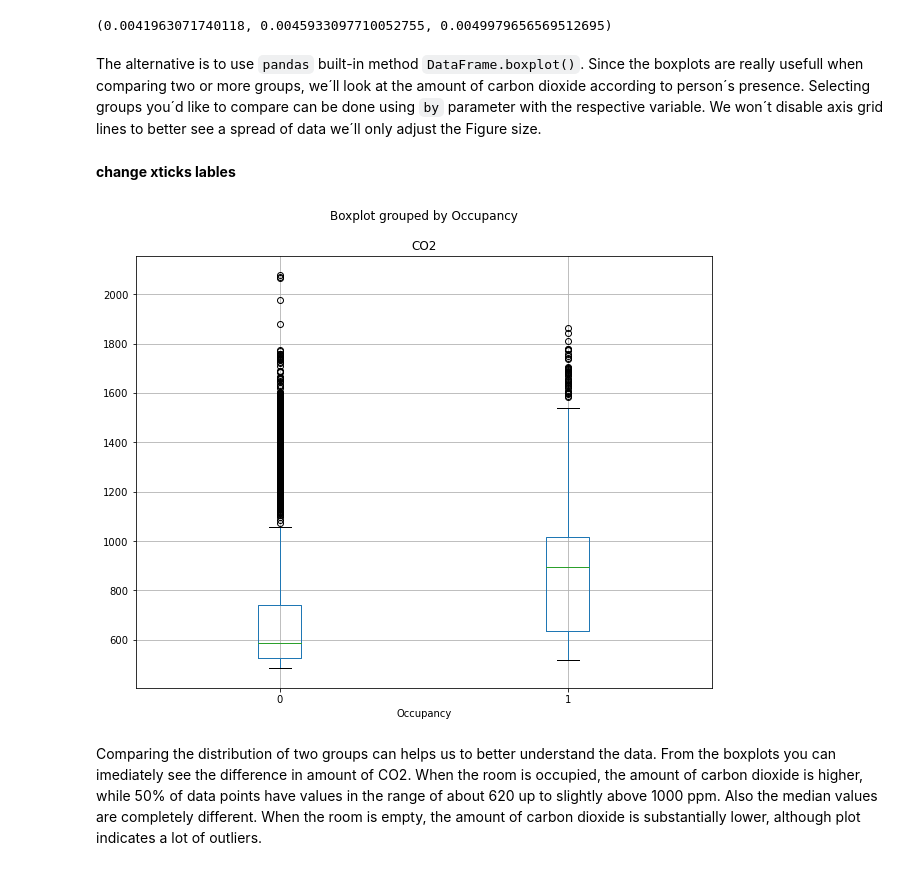
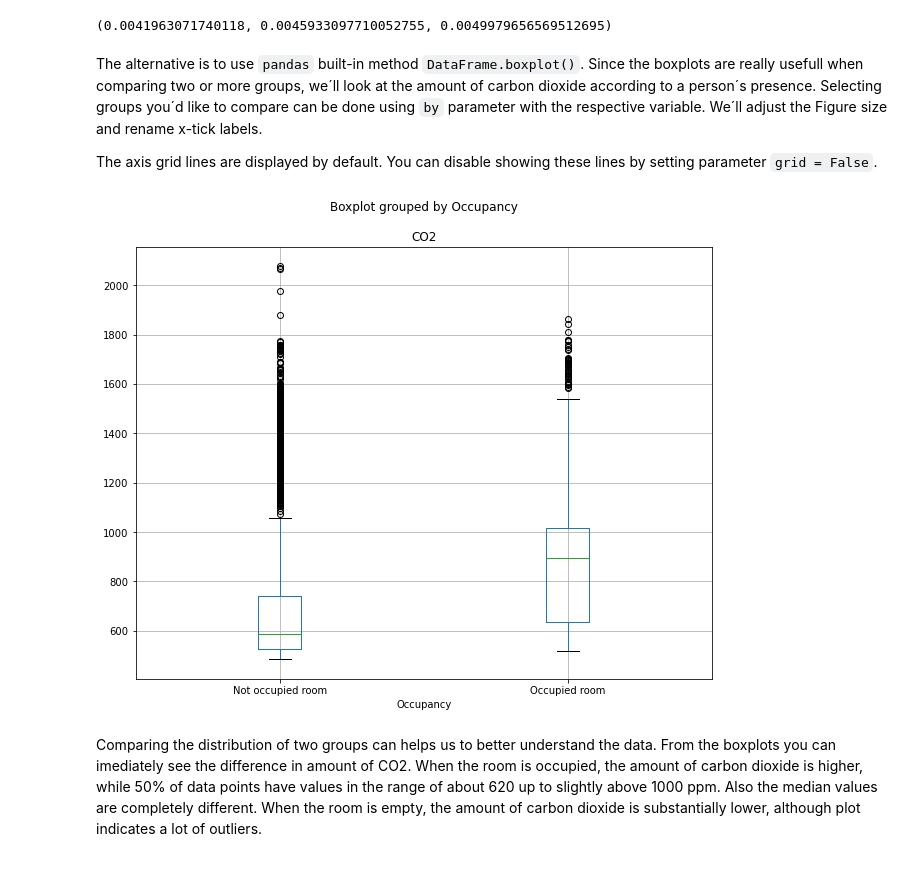
Before and after one commit to zatkopatrik/authentic-data-science, a Jupyter notebook: Jupyter_notebooks/3. Data-Visualization/3_4_5 Visualization with Pandas.ipynb, the cells around one changed output. Saved outputs shown, nothing was run; the diff lists cells and outputs as text; code cells hidden in the pictures.

```diff
--- a/Jupyter_notebooks/3. Data-Visualization/3_4_5 Visualization with Pandas.ipynb
+++ b/Jupyter_notebooks/3. Data-Visualization/3_4_5 Visualization with Pandas.ipynb
@@ -313,16 +308,18 @@ perc_25, median, perc_75
 # %% [output]
 (0.0041963071740118, 0.0045933097710052755, 0.0049979656569512695)
 # %% [markdown]
-The alternative is to use `pandas` built-in method `DataFrame.boxplot()`. Since the boxplots are really usefull when comparing two or more groups, we´ll look at the amount of carbon dioxide according to  person´s presence. Selecting groups you´d like to compare can be done using `by` parameter with the respective variable. We won´t disable axis grid lines to better see a spread of data we´ll only adjust the Figure size.
+The alternative is to use `pandas` built-in method `DataFrame.boxplot()`. Since the boxplots are really usefull when comparing two or more groups, we´ll look at the amount of carbon dioxide according to a person´s presence. Selecting groups you´d like to compare can be done using `by` parameter with the respective variable. We´ll adjust the Figure size and rename x-tick labels.
+
+The axis grid lines are displayed by default. You can disable showing these lines by setting parameter `grid = False`.
-# %% [markdown]
-**change xticks lables**
 # %%
 # A boxplot of CO2 by occupancy of the room
 data.boxplot(figsize = (10,8),
-                  column = 'CO2',
-                  by = 'Occupancy');
+             column = 'CO2',
+             by = 'Occupancy')
+# Setting x-tick labels using Matplotlib
+plt.xticks([1,2], ['Not occupied room','Occupied room']);
 # %% [output]
-[figure, old version]
+[figure, new version]
 # %% [markdown]
 Comparing the distribution of two groups can helps us to better understand the data. From the boxplots you can imediately see the difference in amount of CO2. When the room is occupied, the amount of carbon dioxide is higher, while 50% of data points have values in the range of about 620 up to slightly above 1000 ppm. Also the median values are completely different. When the room is empty, the amount of carbon dioxide is substantially lower, although plot indicates a lot of outliers.
 # %% [markdown]
```
Also changed, not shown: parts of 41 cells of this notebook.
